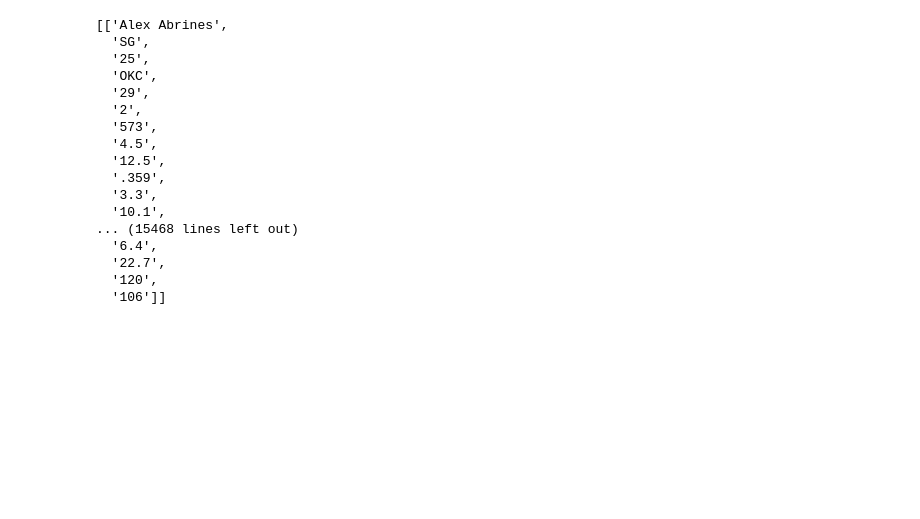
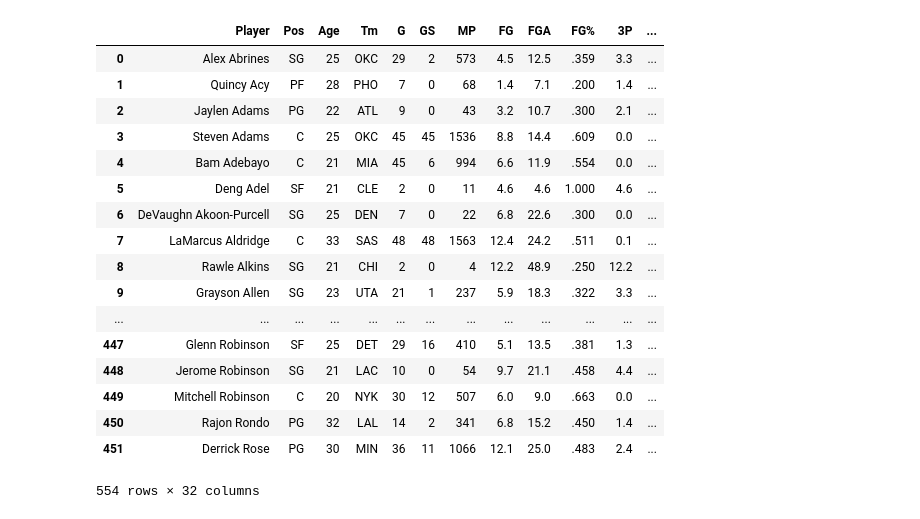
Before and after one commit to davidjbauer/nba-shaq, a Jupyter notebook: data-transformation.ipynb, the cells around one changed output. Drawn from its saved outputs; the diff is of its cells as text; code cells hidden in the pictures; blank space fills up the shorter version.

Commit message:
Now scraping current stats from bkref with BeautifulSoup. needs a little clean-up to make fully automated.

```diff
--- a/data-transformation.ipynb
+++ b/data-transformation.ipynb
@@ -138,26 +51,41 @@ rows
 # %%
-data = []
+bkref_table_data = []
 for row in rows:
     cols = row.find_all('td')
     cols = [ele.text.strip() for ele in cols]
-    data.append([ele for ele in cols if ele])
+    bkref_table_data.append([ele for ele in cols])
-# %%
-data
-# %% [output]
-[['Alex Abrines',
-  'SG',
-  '25',
-  'OKC',
-  '29',
-  '2',
-  '573',
-  '4.5',
-  '12.5',
-  '.359',
-  '3.3',
-  '10.1',
-... (15468 lines left out)
-  '6.4',
-  '22.7',
-  '120',
-  '106']]
+# %%
+scraped_player_df = pd.DataFrame(bkref_table_data)
+# %%
+table_head = table.find('thead')
+headers = table_head.find_all('th')
+bkref_header_data = []
+cols = table_head.find_all('th')
+cols = [ele.text.strip() for ele in cols]
+bkref_header_data.append([ele for ele in cols])
+bkref_header_data = bkref_header_data[0]
+bkref_header_data.remove('Rk')
+scraped_player_df.columns=bkref_header_data
+# %%
+scraped_player_df['Year'] = 2019
+# %%
+scraped_player_df
+# %% [output]
+|  | Player | Pos | Age | Tm | G | GS | MP | FG | FGA | FG% | 3P | ... |
+| 0 | Alex Abrines | SG | 25 | OKC | 29 | 2 | 573 | 4.5 | 12.5 | .359 | 3.3 | ... |
+| 1 | Quincy Acy | PF | 28 | PHO | 7 | 0 | 68 | 1.4 | 7.1 | .200 | 1.4 | ... |
+| 2 | Jaylen Adams | PG | 22 | ATL | 9 | 0 | 43 | 3.2 | 10.7 | .300 | 2.1 | ... |
+| 3 | Steven Adams | C | 25 | OKC | 45 | 45 | 1536 | 8.8 | 14.4 | .609 | 0.0 | ... |
+| 4 | Bam Adebayo | C | 21 | MIA | 45 | 6 | 994 | 6.6 | 11.9 | .554 | 0.0 | ... |
+| 5 | Deng Adel | SF | 21 | CLE | 2 | 0 | 11 | 4.6 | 4.6 | 1.000 | 4.6 | ... |
+| 6 | DeVaughn Akoon-Purcell | SG | 25 | DEN | 7 | 0 | 22 | 6.8 | 22.6 | .300 | 0.0 | ... |
+| 7 | LaMarcus Aldridge | C | 33 | SAS | 48 | 48 | 1563 | 12.4 | 24.2 | .511 | 0.1 | ... |
+| 8 | Rawle Alkins | SG | 21 | CHI | 2 | 0 | 4 | 12.2 | 48.9 | .250 | 12.2 | ... |
+| 9 | Grayson Allen | SG | 23 | UTA | 21 | 1 | 237 | 5.9 | 18.3 | .322 | 3.3 | ... |
+| ... | ... | ... | ... | ... | ... | ... | ... | ... | ... | ... | ... | ... |
+| 447 | Glenn Robinson | SF | 25 | DET | 29 | 16 | 410 | 5.1 | 13.5 | .381 | 1.3 | ... |
+| 448 | Jerome Robinson | SG | 21 | LAC | 10 | 0 | 54 | 9.7 | 21.1 | .458 | 4.4 | ... |
+| 449 | Mitchell Robinson | C | 20 | NYK | 30 | 12 | 507 | 6.0 | 9.0 | .663 | 0.0 | ... |
+| 450 | Rajon Rondo | PG | 32 | LAL | 14 | 2 | 341 | 6.8 | 15.2 | .450 | 1.4 | ... |
+| 451 | Derrick Rose | PG | 30 | MIN | 36 | 11 | 1066 | 12.1 | 25.0 | .483 | 2.4 | ... |
+554 rows × 32 columns
```
Also changed, not shown: parts of 27 cells of this notebook, 4 other files.
